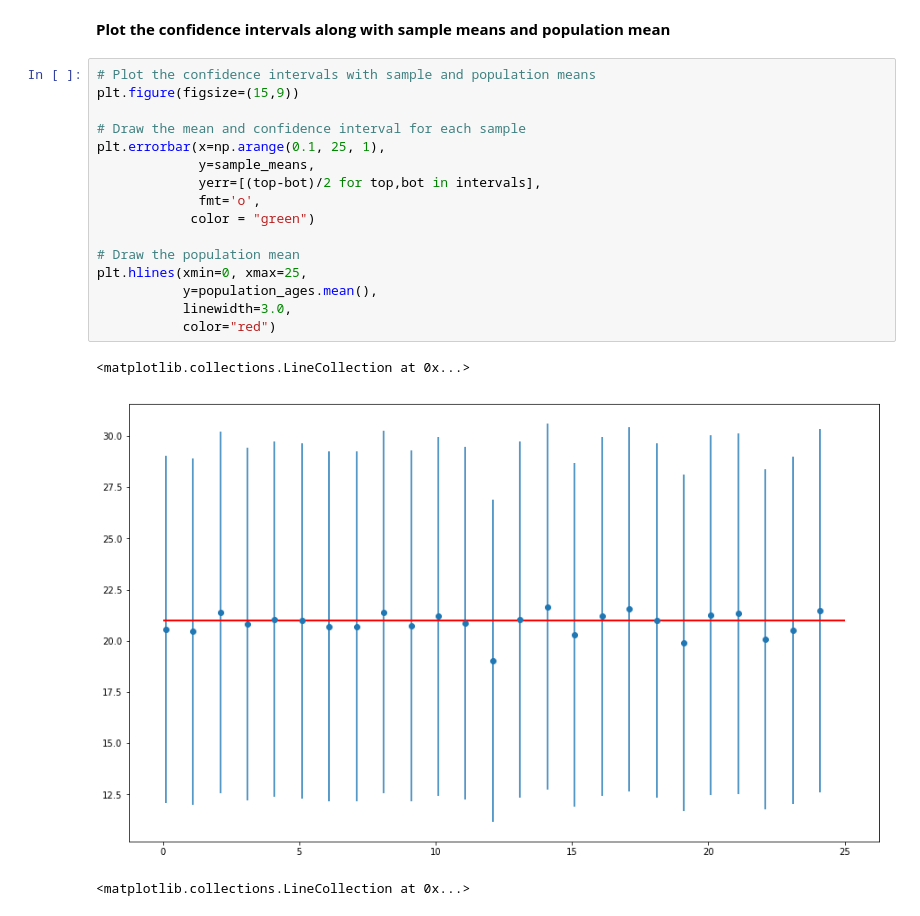
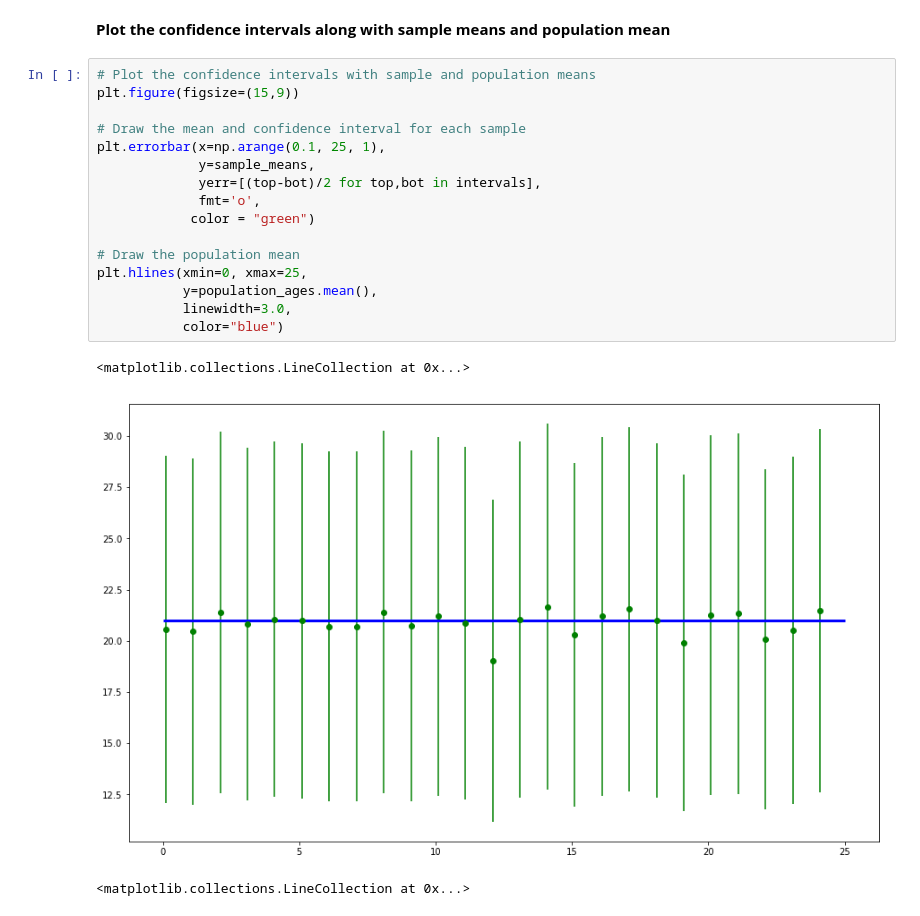
Before and after one commit to Botafogo1894/dsc-2-19-17-confidence-intervals-with-t-distribution-lab-nyc-career-ds-102218, a Jupyter notebook: index.ipynb, the cells around one changed output. Saved outputs shown, nothing was run; the diff lists cells and outputs as text.

```diff
--- a/index.ipynb
+++ b/index.ipynb
@@ -188,22 +188,22 @@ for sample in range(25):
 # %%
 # Plot the confidence intervals with sample and population means
 plt.figure(figsize=(15,9))
 
 # Draw the mean and confidence interval for each sample
 plt.errorbar(x=np.arange(0.1, 25, 1),
              y=sample_means,
              yerr=[(top-bot)/2 for top,bot in intervals],
              fmt='o',
             color = "green")
 
 # Draw the population mean
 plt.hlines(xmin=0, xmax=25,
            y=population_ages.mean(),
            linewidth=3.0,
-           color="red")
+           color="blue")
 # %% [output]
 <matplotlib.collections.LineCollection at 0x...>
-[figure, old version]
+[figure, new version]
 # %%
 # %% [output]
 <matplotlib.collections.LineCollection at 0x...>
```
